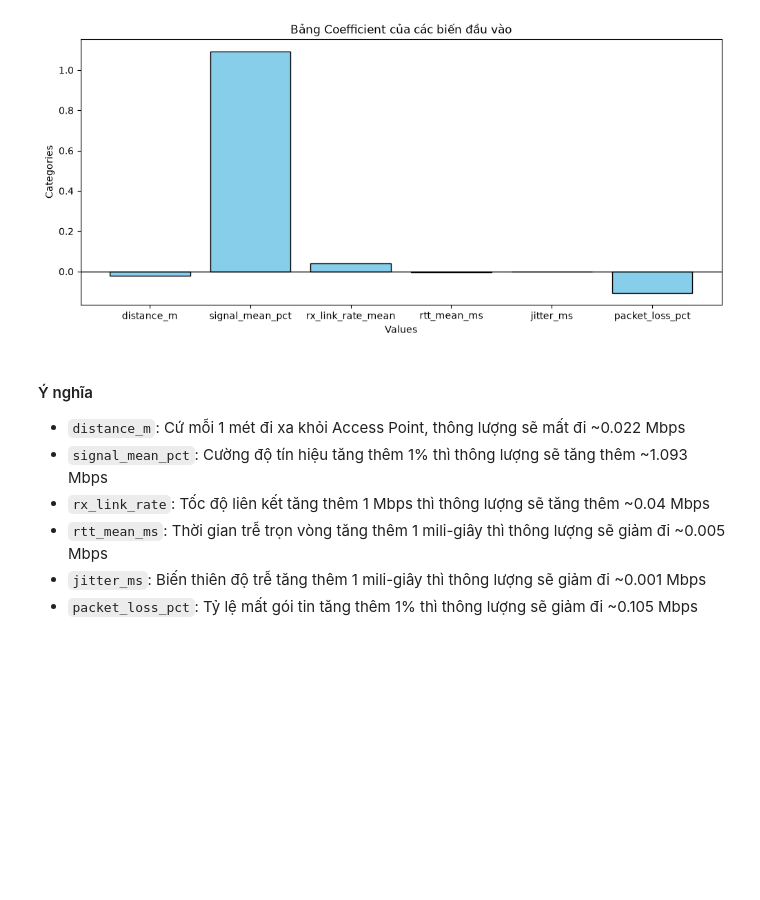
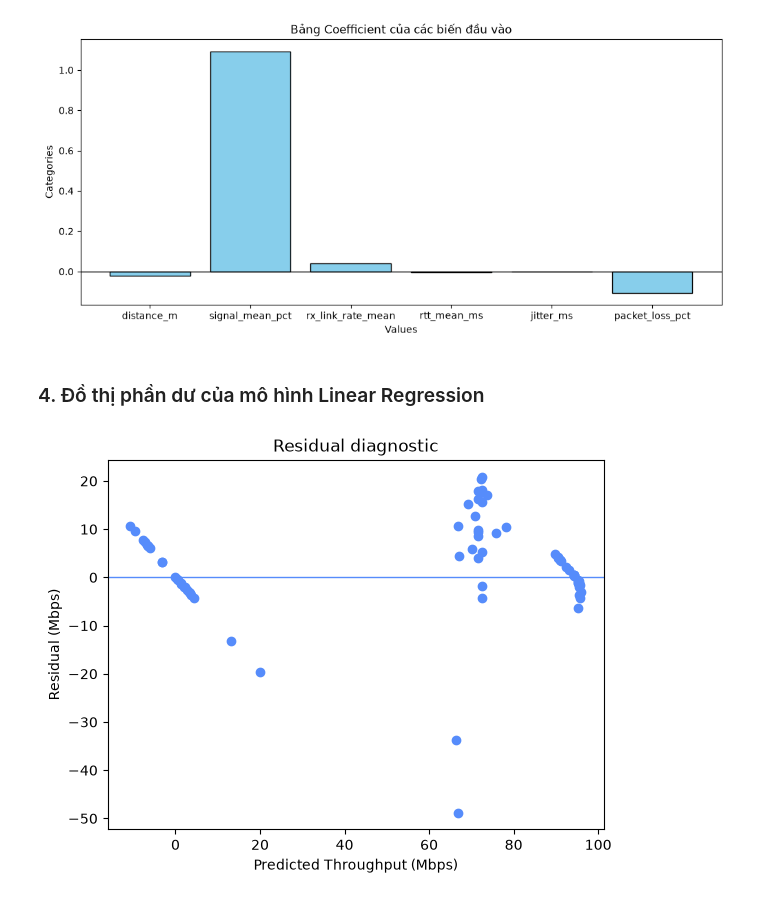
Before and after one commit to HaPham727/wifi-quality-ml, a Jupyter notebook: notebooks/06_analysis.ipynb, the cells around one changed output. Drawn from its saved outputs; the diff is of its cells as text; code cells hidden in the pictures; blank space fills up the shorter version.

Commit message:
Thêm phần cho 06

```diff
--- a/notebooks/06_analysis.ipynb
+++ b/notebooks/06_analysis.ipynb
@@ -16,6 +16,8 @@ true_target = pd.read_csv("../data/preprocessed/data_test.csv")["throughput_down
 pred_baseline = pd.read_csv("../data/prediction-baseline/prediction_baseline.csv")
 pred_linear_regression = pd.read_csv("../data/prediction-linear-regression/prediction_linear_regression.csv")
 
+pred_linear_regression = pred_linear_regression.to_numpy().flatten()
+
 model = joblib.load("../models/linear_regression_model.joblib")
 # %% [markdown]
 ### 2. Tạo bảng so sánh giữa hai mô hình Mean và Linear Regression
@@ -68,11 +70,19 @@ Mô hình có y-intercept: -31.504708394830992
 | 4 | jitter_ms | -0.001275 |
 | 5 | packet_loss_pct | -0.105101 |
 [figure]
-# %% [markdown]
-#### Ý nghĩa
-- `distance_m`: Cứ mỗi 1 mét đi xa khỏi Access Point, thông lượng sẽ mất đi ~0.022 Mbps
-- `signal_mean_pct`: Cường độ tín hiệu tăng thêm 1% thì thông lượng sẽ tăng thêm ~1.093 Mbps
-- `rx_link_rate`: Tốc độ liên kết tăng thêm 1 Mbps thì thông lượng sẽ tăng thêm ~0.04 Mbps
-- `rtt_mean_ms`: Thời gian trễ trọn vòng tăng thêm 1 mili-giây thì thông lượng sẽ giảm đi ~0.005 Mbps
-- `jitter_ms`: Biến thiên độ trễ tăng thêm 1 mili-giây thì thông lượng sẽ giảm đi ~0.001 Mbps
-- `packet_loss_pct`: Tỷ lệ mất gói tin tăng thêm 1% thì thông lượng sẽ giảm đi ~0.105 Mbps
+# %% [markdown]
+### 4. Đồ thị phần dư của mô hình Linear Regression
+# %%
+residual = true_target - pred_linear_regression
+
+fig, ax = plt.subplots()
+ax.scatter (pred_linear_regression, residual)#, alpha=0.55)
+ax.axhline (0, linewidth=1)
+ax.set_xlabel("Predicted Throughput (Mbps)")
+ax.set_ylabel("Residual (Mbps)")
+ax.set_title("Residual diagnostic")
+
+plt.savefig("../media/06_04.png", dpi=300, bbox_inches='tight')
+plt.show()
+# %% [output]
+[figure, added]
```
Also changed, not shown: parts of 6 cells of this notebook, 2 other files.
